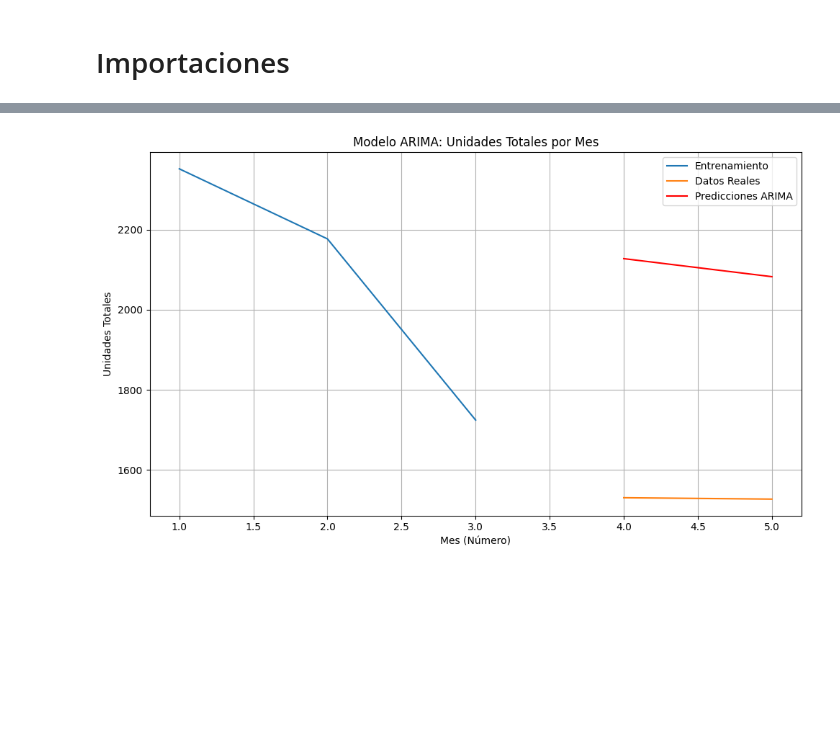
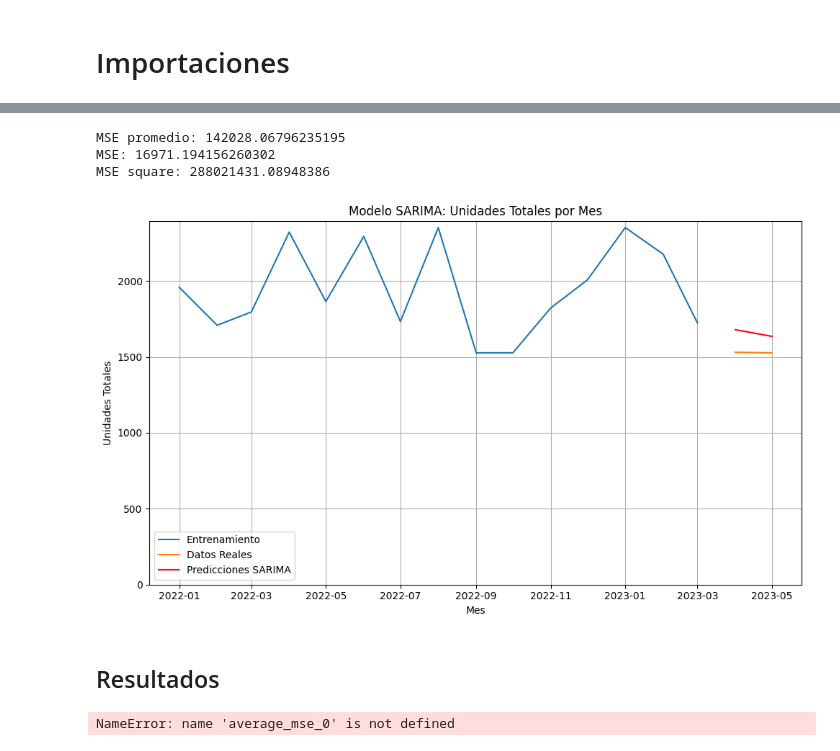
Before and after one commit to lucamonzon2003/Pizzas_Dream, a Jupyter notebook: ML.ipynb, the cells around one changed output, grey strips where cells are left out. Cells and saved outputs as stored; diff of their text form; code cells hidden in the pictures; blank space fills up the shorter version.

```diff
--- a/ML.ipynb
+++ b/ML.ipynb
@@ -130,0 +154,36 @@ Root Mean Squared Error: 576.7600771369187
+# %%
+p, d, q, P, D, Q = best_params
+# %%
+# Crear el objeto TimeSeriesSplit
+tscv = TimeSeriesSplit(n_splits=5)
+
+# Lista para almacenar los MSE de cada iteración
+mse_scores = []
+
+for train_index, test_index in tscv.split(y):
+    train, test = y.iloc[train_index], y.iloc[test_index]
+
+    # Ajustar el modelo SARIMA
+    model = SARIMAX(train, order=(p, d, q), seasonal_order=(P, D, Q, 12))
+    model_fit = model.fit(disp=False)
+
+    # Hacer predicciones
+    predictions = model_fit.forecast(steps=len(test))
+
+    # Calcular el MSE y almacenarlo
+    mse = mean_squared_error(test, predictions)
+    mse_scores.append(mse)
+
+    # Graficar las predicciones vs datos reales
+    plt.figure(figsize=(10, 6))
+    plt.plot(train.index, train, label='Entrenamiento')
+    plt.plot(test.index, test, label='Datos Reales')
+    plt.plot(test.index, predictions, color='red', label='Predicciones SARIMA')
+    plt.xlabel('Fecha')
+    plt.ylabel('Unidades Totales')
+    plt.title('Validación Cruzada SARIMA')
+    plt.legend()
+    plt.grid(True)
+    plt.ylim(0)
+    plt.tight_layout()
+    plt.show()
@@ -131,20 +196,49 @@ Root Mean Squared Error: 576.7600771369187
+# %%
+# Promediar los resultados de MSE
+average_mse_1 = np.mean(mse_scores)
+print(f'MSE promedio: {average_mse_1}')
+
+mse_1 = mse_scores[-1]
+print(f'MSE: {mse_1}')
+
+square_mse_1 = mse_scores[-1]**2
+print(f'MSE square: {square_mse_1}')
+# %% [output]
+MSE promedio: 142028.06796235195
+MSE: 16971.194156260302
+MSE square: 288021431.08948386
 # %%
 # Graficar los resultados
 plt.figure(figsize=(10, 6))
 plt.plot(train.index, train, label='Entrenamiento')
 plt.plot(test.index, test, label='Datos Reales')
-plt.plot(test.index, predictions, color='red', label='Predicciones ARIMA')
+plt.plot(test.index, predictions, color='red', label='Predicciones SARIMA')
 
 # Personalizar el gráfico
-plt.xlabel('Mes (Número)')
+plt.xlabel('Mes')
 plt.ylabel('Unidades Totales')
-plt.title('Modelo ARIMA: Unidades Totales por Mes')
+plt.title('Modelo SARIMA: Unidades Totales por Mes')
 plt.legend()
 
 # Agregar una cuadrícula
 plt.grid(True)
 
+# Establecer el eje y para que comience desde cero
+plt.ylim(0)
+
 plt.tight_layout()
 plt.show()
 # %% [output]
-[figure, old version]
+[figure, new version]
+# %% [markdown]
+## Resultados
+# %%
+print(f'MSE promedio sin hiperparametrizar: {average_mse_0}')
+print(f'MSE sin hiperparametrizar: {mse_0}')
+print(f'MSE cuadrado sin hiperparametrizar: {square_mse_0}')
+print('')
+print(f'MSE promedio hiperparametrizado: {average_mse_1}')
+print(f'MSE hiperparametrizado: {mse_1}')
+print(f'MSE cuadrado hiperparametrizado: {square_mse_1}')
+# %% [output]
+NameError: name 'average_mse_0' is not defined
```
Also changed, not shown: parts of 24 cells of this notebook, 3 other files.
